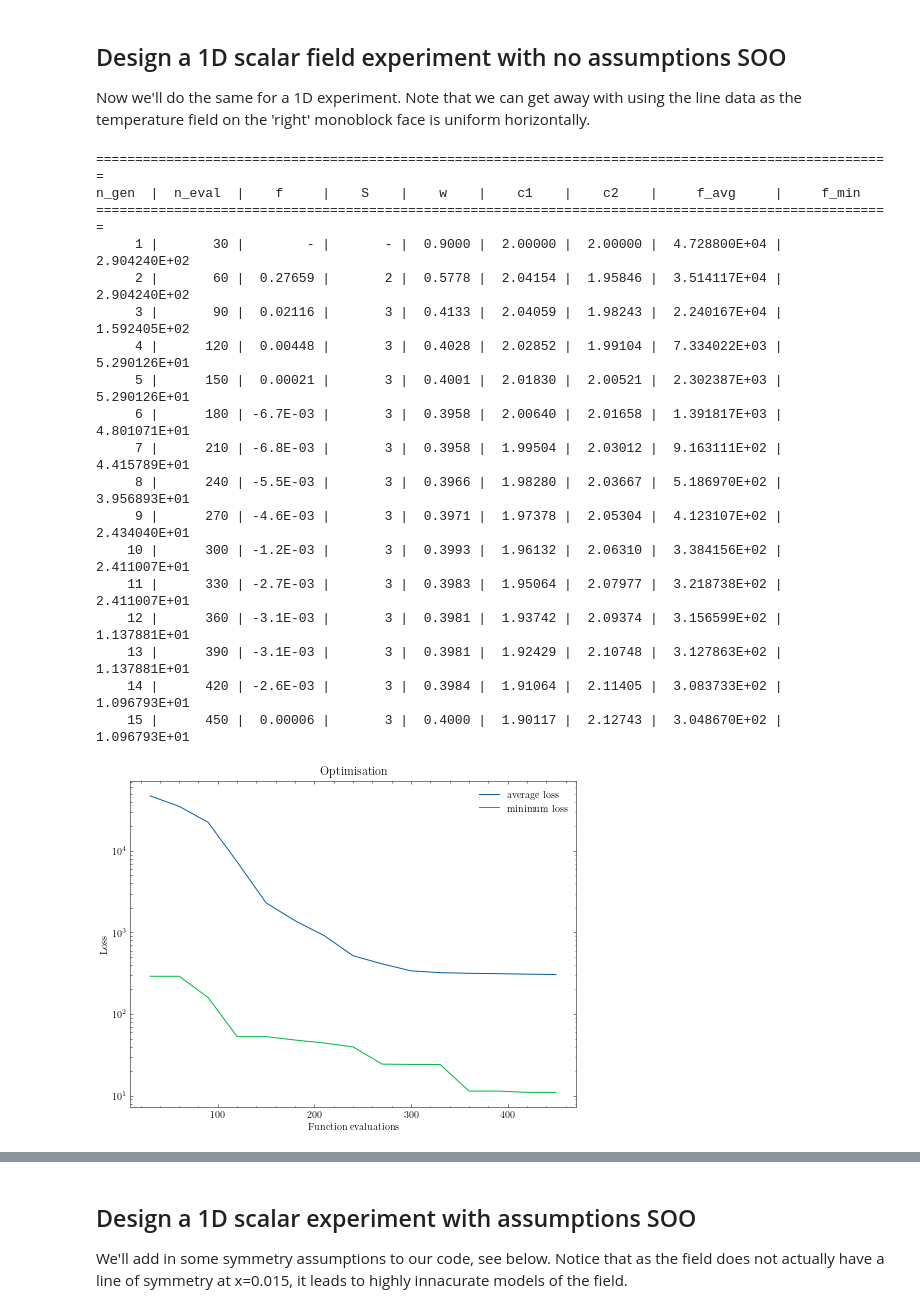
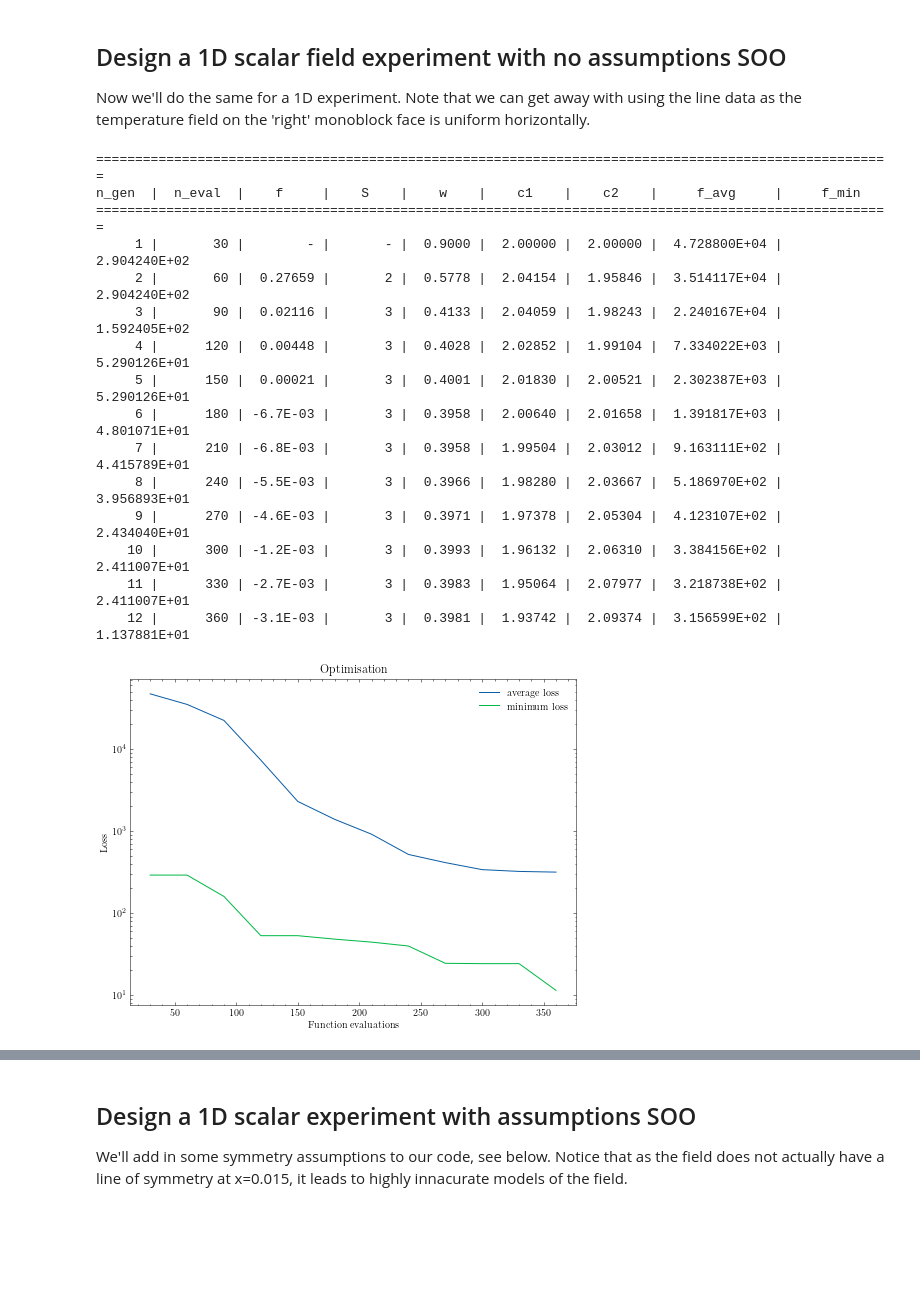
Before and after one commit to aurora-multiphysics/cyclops, a Jupyter notebook: manual/2 SOO experiment design.ipynb, the cells around one changed output, grey strips where cells are left out. Drawn from its saved outputs; the diff is of its cells as text; code cells hidden in the pictures; blank space fills up the shorter version.

```diff
--- a/manual/2 SOO experiment design.ipynb
+++ b/manual/2 SOO experiment design.ipynb
@@ -212,7 +212,7 @@ sensor_bounds = bounds + np.array([[1], [-1]])*0.002
 
 # Setup the sensor suite
 def f(x): return 0
-sensor = PointSensor(0, f)
+sensor = PointSensor(0, f, 0, [-5000, 5000])
 sensors = np.array([sensor]*5)
 sensor_suite = SensorSuite(
     ScalarField(GPModel, bounds, true_temp_field.get_dim()),
@@ -236,34 +236,31 @@ res = experiment.design()
 proposed_layout, true_temps, model_temps, sensor_values = experiment.get_plotting_arrays(res.X)
 
 
 # Display the results
 graph_manager.draw(graph_manager.build_optimisation(
     res.history
 ))
 graph_manager.draw(graph_manager.build_1D_compare(
     grid,
     proposed_layout,
     sensor_values,
     true_temps,
     model_temps,
 ))
 # %% [output]
 ======================================================================================================
 n_gen  |  n_eval  |    f     |    S    |    w    |    c1    |    c2    |     f_avg     |     f_min
 ======================================================================================================
      1 |       30 |        - |       - |  0.9000 |  2.00000 |  2.00000 |  4.728800E+04 |  2.904240E+02
      2 |       60 |  0.27659 |       2 |  0.5778 |  2.04154 |  1.95846 |  3.514117E+04 |  2.904240E+02
      3 |       90 |  0.02116 |       3 |  0.4133 |  2.04059 |  1.98243 |  2.240167E+04 |  1.592405E+02
      4 |      120 |  0.00448 |       3 |  0.4028 |  2.02852 |  1.99104 |  7.334022E+03 |  5.290126E+01
      5 |      150 |  0.00021 |       3 |  0.4001 |  2.01830 |  2.00521 |  2.302387E+03 |  5.290126E+01
      6 |      180 | -6.7E-03 |       3 |  0.3958 |  2.00640 |  2.01658 |  1.391817E+03 |  4.801071E+01
      7 |      210 | -6.8E-03 |       3 |  0.3958 |  1.99504 |  2.03012 |  9.163111E+02 |  4.415789E+01
      8 |      240 | -5.5E-03 |       3 |  0.3966 |  1.98280 |  2.03667 |  5.186970E+02 |  3.956893E+01
      9 |      270 | -4.6E-03 |       3 |  0.3971 |  1.97378 |  2.05304 |  4.123107E+02 |  2.434040E+01
     10 |      300 | -1.2E-03 |       3 |  0.3993 |  1.96132 |  2.06310 |  3.384156E+02 |  2.411007E+01
     11 |      330 | -2.7E-03 |       3 |  0.3983 |  1.95064 |  2.07977 |  3.218738E+02 |  2.411007E+01
     12 |      360 | -3.1E-03 |       3 |  0.3981 |  1.93742 |  2.09374 |  3.156599E+02 |  1.137881E+01
-    13 |      390 | -3.1E-03 |       3 |  0.3981 |  1.92429 |  2.10748 |  3.127863E+02 |  1.137881E+01
-    14 |      420 | -2.6E-03 |       3 |  0.3984 |  1.91064 |  2.11405 |  3.083733E+02 |  1.096793E+01
-    15 |      450 |  0.00006 |       3 |  0.4000 |  1.90117 |  2.12743 |  3.048670E+02 |  1.096793E+01
-[figure, old version]
+[figure, new version]
```
Also changed, not shown: parts of 6 cells of this notebook, 5 other files.
